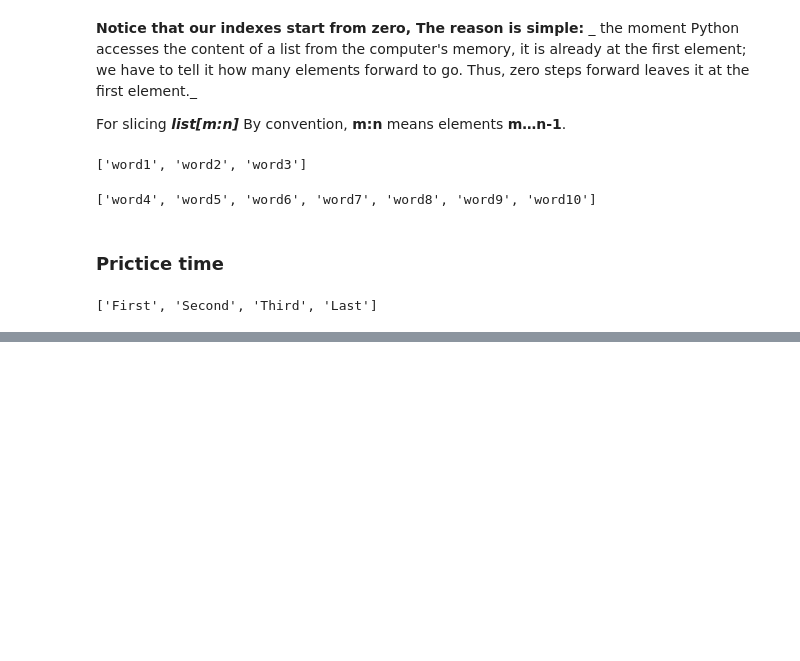
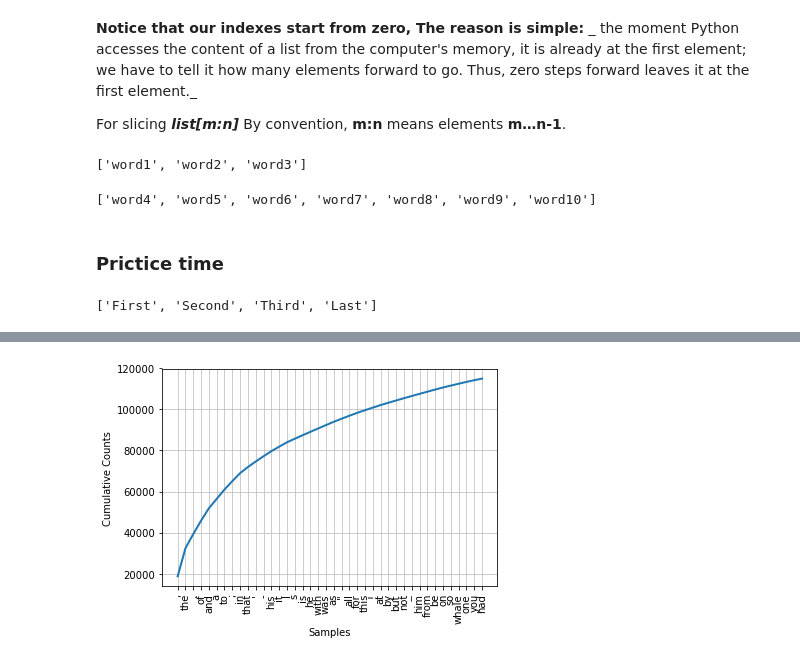
Before and after one commit to ketankvishwakarma/machine_learning, a Jupyter notebook: jupyterNotebook/NLTK/Chapter 01.ipynb, the cells around one changed output, grey strips where cells are left out. Cells and saved outputs as stored; diff of their text form; code cells hidden in the pictures; blank space fills up the shorter version.

```diff
--- a/jupyterNotebook/NLTK/Chapter 01.ipynb
+++ b/jupyterNotebook/NLTK/Chapter 01.ipynb
@@ -277,0 +295,3 @@ text5.count
+# %%
+%%time
+test_x = FreqDist(text1)
@@ -277,0 +301,4 @@ text5.count
+# %%
+test_x.plot(40,cumulative = True)
+# %% [output]
+[figure, added]
```
Also changed, not shown: parts of 10 cells of this notebook.
